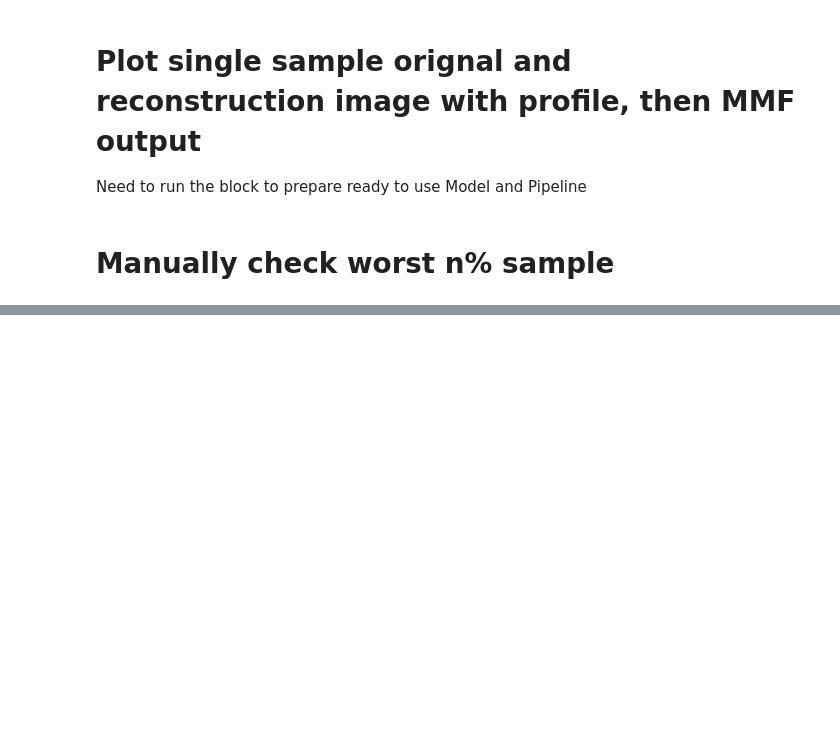
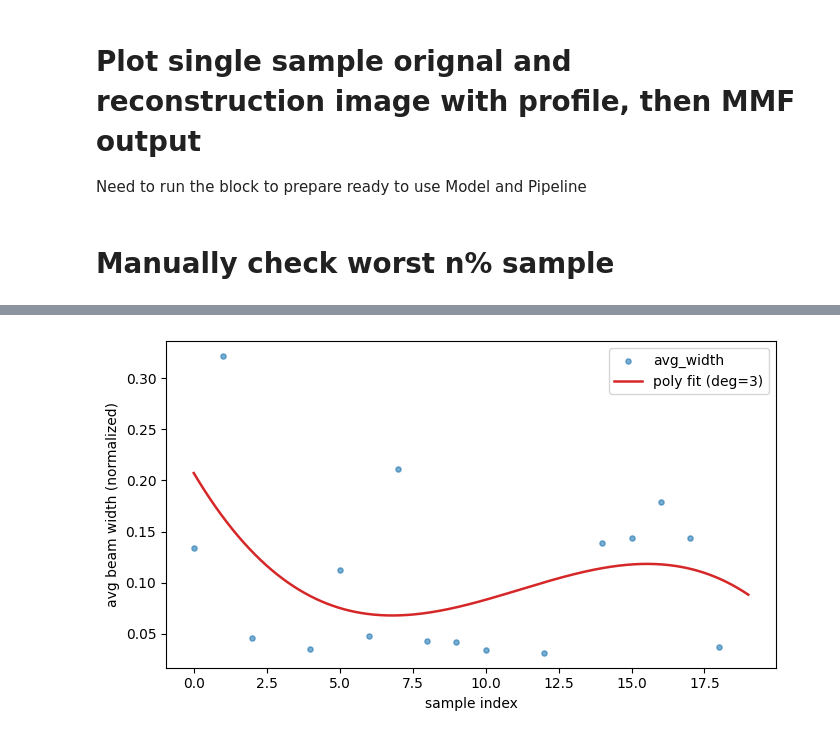
Before and after one commit to Andrew-XQY/fiber-image-reconstruction, a Jupyter notebook: notebooks/evaluation.ipynb, the cells around one changed output, grey strips where cells are left out. Saved outputs shown, nothing was run; the diff lists cells and outputs as text; code cells hidden in the pictures; blank space fills up the shorter version.

```diff
--- a/notebooks/evaluation.ipynb
+++ b/notebooks/evaluation.ipynb
@@ -2067,0 +2195,24 @@ print(f"Saved {len(df_with_metrics)} rows -> {out_db}")
+# %%
+# Scatter plot of avg_width vs sample index + polynomial fit.
+import numpy as np
+import matplotlib.pyplot as plt
+
+y = np.asarray(avg_width, dtype=float)             # (n,) may contain NaN
+x = np.arange(y.size)
+mask = ~np.isnan(y)                                # drop NaN for the fit
+
+deg = 3
+coef = np.polyfit(x[mask], y[mask], deg)
+xf = np.linspace(x.min(), x.max(), 400)
+yf = np.polyval(coef, xf)
+
+fig, ax = plt.subplots(figsize=(7, 4))
+ax.scatter(x, y, s=14, alpha=0.6, label="avg_width")
+ax.plot(xf, yf, color="C3", lw=1.8, label=f"poly fit (deg={deg})")
+ax.set_xlabel("sample index")
+ax.set_ylabel("avg beam width (normalized)")
+ax.legend()
+plt.tight_layout()
+plt.show()
+# %% [output]
+[figure, added]
```
Also changed, not shown: parts of 5 cells of this notebook.
